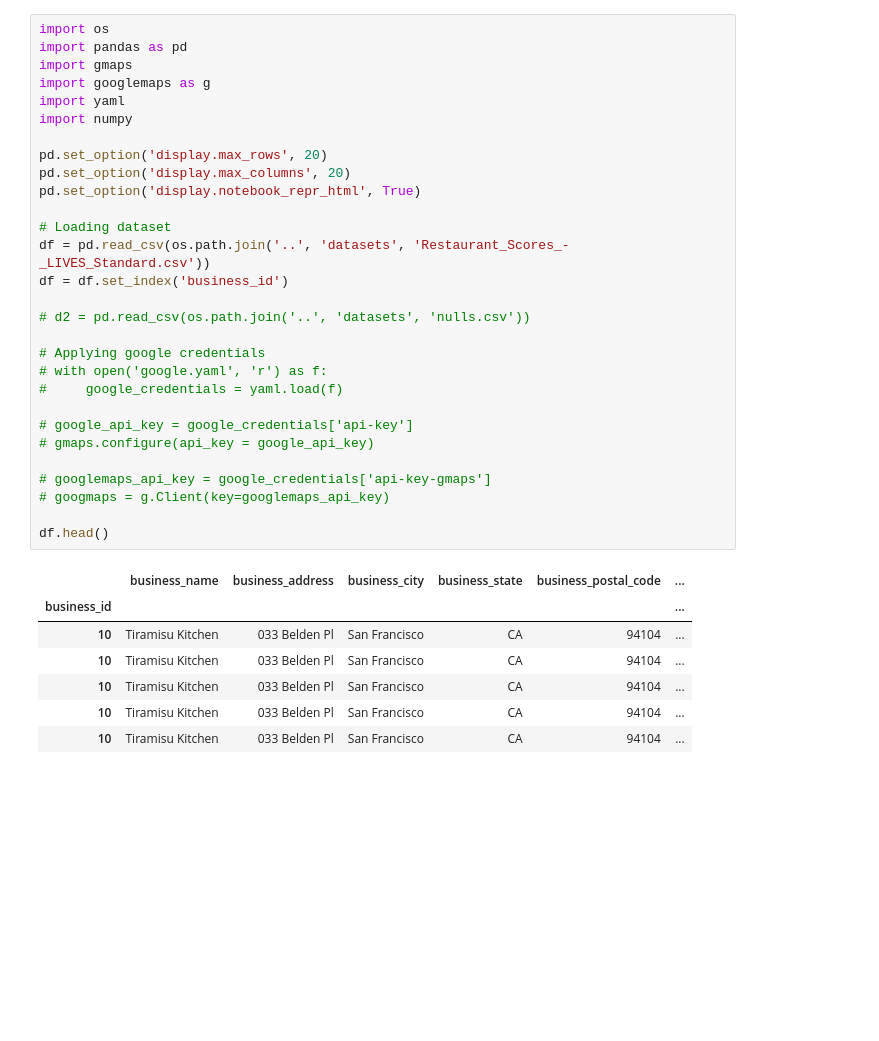
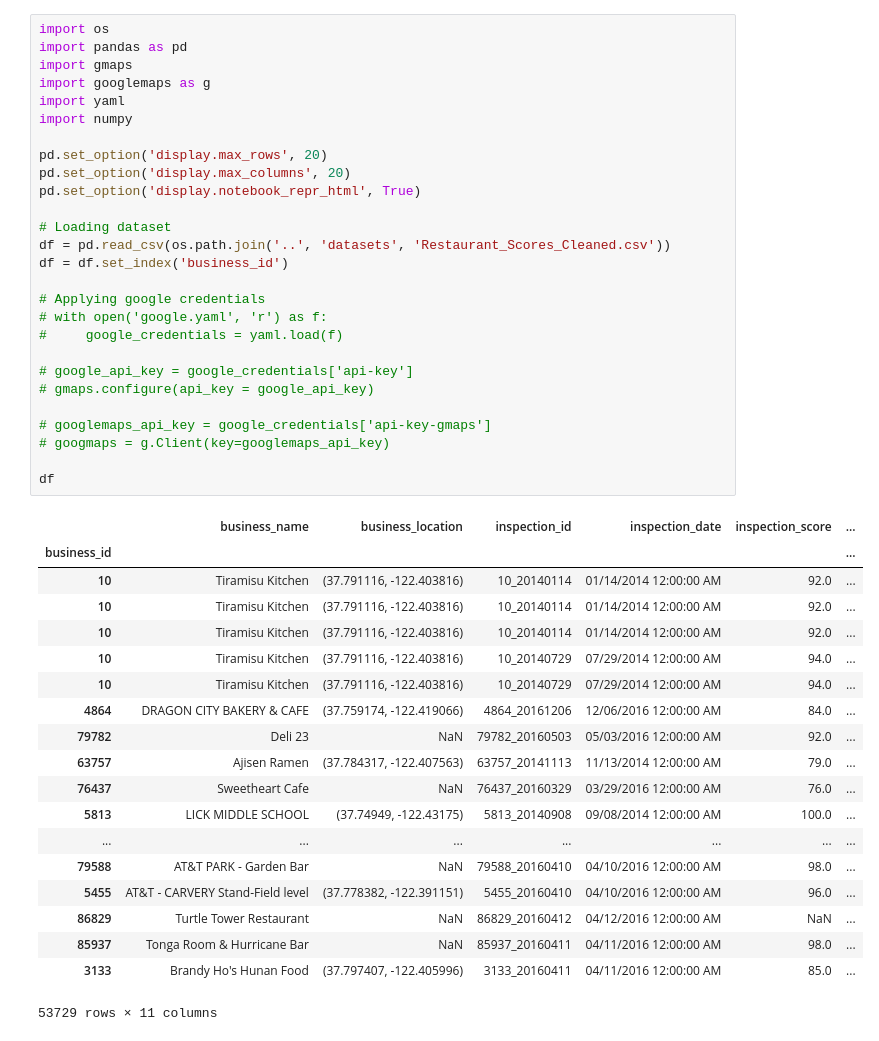
Before and after one commit to manulohiya/checkin-predictor, a Jupyter notebook: notebooks/checkin-predictor-datacollection.ipynb, the cells around one changed output. Drawn from its saved outputs; the diff is of its cells as text; blank space fills up the shorter version.

```diff
--- a/notebooks/checkin-predictor-datacollection.ipynb
+++ b/notebooks/checkin-predictor-datacollection.ipynb
@@ -1,38 +1,48 @@
 # %%
 import os
 import pandas as pd
 import gmaps
 import googlemaps as g
 import yaml
 import numpy
 
 pd.set_option('display.max_rows', 20)
 pd.set_option('display.max_columns', 20)
 pd.set_option('display.notebook_repr_html', True)
 
 # Loading dataset
-df = pd.read_csv(os.path.join('..', 'datasets', 'Restaurant_Scores_-_LIVES_Standard.csv'))
+df = pd.read_csv(os.path.join('..', 'datasets', 'Restaurant_Scores_Cleaned.csv'))
 df = df.set_index('business_id')
-
-# d2 = pd.read_csv(os.path.join('..', 'datasets', 'nulls.csv'))
 
 # Applying google credentials
 # with open('google.yaml', 'r') as f:
 #     google_credentials = yaml.load(f)
 
 # google_api_key = google_credentials['api-key']
 # gmaps.configure(api_key = google_api_key)
 
 # googlemaps_api_key = google_credentials['api-key-gmaps']
 # googmaps = g.Client(key=googlemaps_api_key)
 
-df.head()
+df
 # %% [output]
-|  | business_name | business_address | business_city | business_state | business_postal_code | ... |
+|  | business_name | business_location | inspection_id | inspection_date | inspection_score | ... |
 | business_id |  |  |  |  |  | ... |
-| 10 | Tiramisu Kitchen | 033 Belden Pl | San Francisco | CA | 94104 | ... |
-| 10 | Tiramisu Kitchen | 033 Belden Pl | San Francisco | CA | 94104 | ... |
-| 10 | Tiramisu Kitchen | 033 Belden Pl | San Francisco | CA | 94104 | ... |
-| 10 | Tiramisu Kitchen | 033 Belden Pl | San Francisco | CA | 94104 | ... |
-| 10 | Tiramisu Kitchen | 033 Belden Pl | San Francisco | CA | 94104 | ... |
+| 10 | Tiramisu Kitchen | (37.791116, -122.403816) | 10_20140114 | 01/14/2014 12:00:00 AM | 92.0 | ... |
+| 10 | Tiramisu Kitchen | (37.791116, -122.403816) | 10_20140114 | 01/14/2014 12:00:00 AM | 92.0 | ... |
+| 10 | Tiramisu Kitchen | (37.791116, -122.403816) | 10_20140114 | 01/14/2014 12:00:00 AM | 92.0 | ... |
+| 10 | Tiramisu Kitchen | (37.791116, -122.403816) | 10_20140729 | 07/29/2014 12:00:00 AM | 94.0 | ... |
+| 10 | Tiramisu Kitchen | (37.791116, -122.403816) | 10_20140729 | 07/29/2014 12:00:00 AM | 94.0 | ... |
+| 4864 | DRAGON CITY BAKERY & CAFE | (37.759174, -122.419066) | 4864_20161206 | 12/06/2016 12:00:00 AM | 84.0 | ... |
+| 79782 | Deli 23 | NaN | 79782_20160503 | 05/03/2016 12:00:00 AM | 92.0 | ... |
+| 63757 | Ajisen Ramen | (37.784317, -122.407563) | 63757_20141113 | 11/13/2014 12:00:00 AM | 79.0 | ... |
+| 76437 | Sweetheart Cafe | NaN | 76437_20160329 | 03/29/2016 12:00:00 AM | 76.0 | ... |
+| 5813 | LICK MIDDLE SCHOOL | (37.74949, -122.43175) | 5813_20140908 | 09/08/2014 12:00:00 AM | 100.0 | ... |
+| ... | ... | ... | ... | ... | ... | ... |
+| 79588 | AT&T PARK - Garden Bar | NaN | 79588_20160410 | 04/10/2016 12:00:00 AM | 98.0 | ... |
+| 5455 | AT&T - CARVERY Stand-Field level | (37.778382, -122.391151) | 5455_20160410 | 04/10/2016 12:00:00 AM | 96.0 | ... |
+| 86829 | Turtle Tower Restaurant | NaN | 86829_20160412 | 04/12/2016 12:00:00 AM | NaN | ... |
+| 85937 | Tonga Room & Hurricane Bar | NaN | 85937_20160411 | 04/11/2016 12:00:00 AM | 98.0 | ... |
+| 3133 | Brandy Ho's Hunan Food | (37.797407, -122.405996) | 3133_20160411 | 04/11/2016 12:00:00 AM | 85.0 | ... |
+53729 rows × 11 columns
 # %%
```
Also changed, not shown: parts of 15 cells of this notebook, 4 other files.
